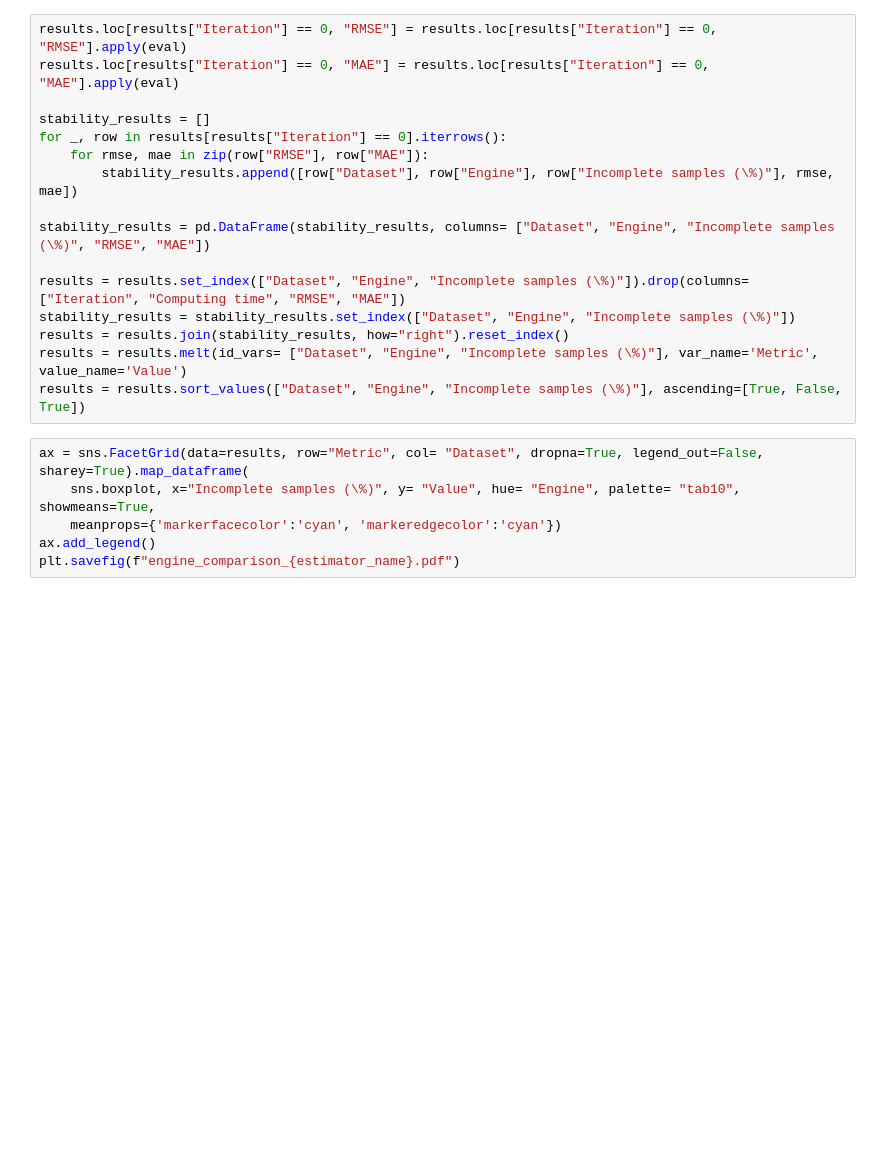
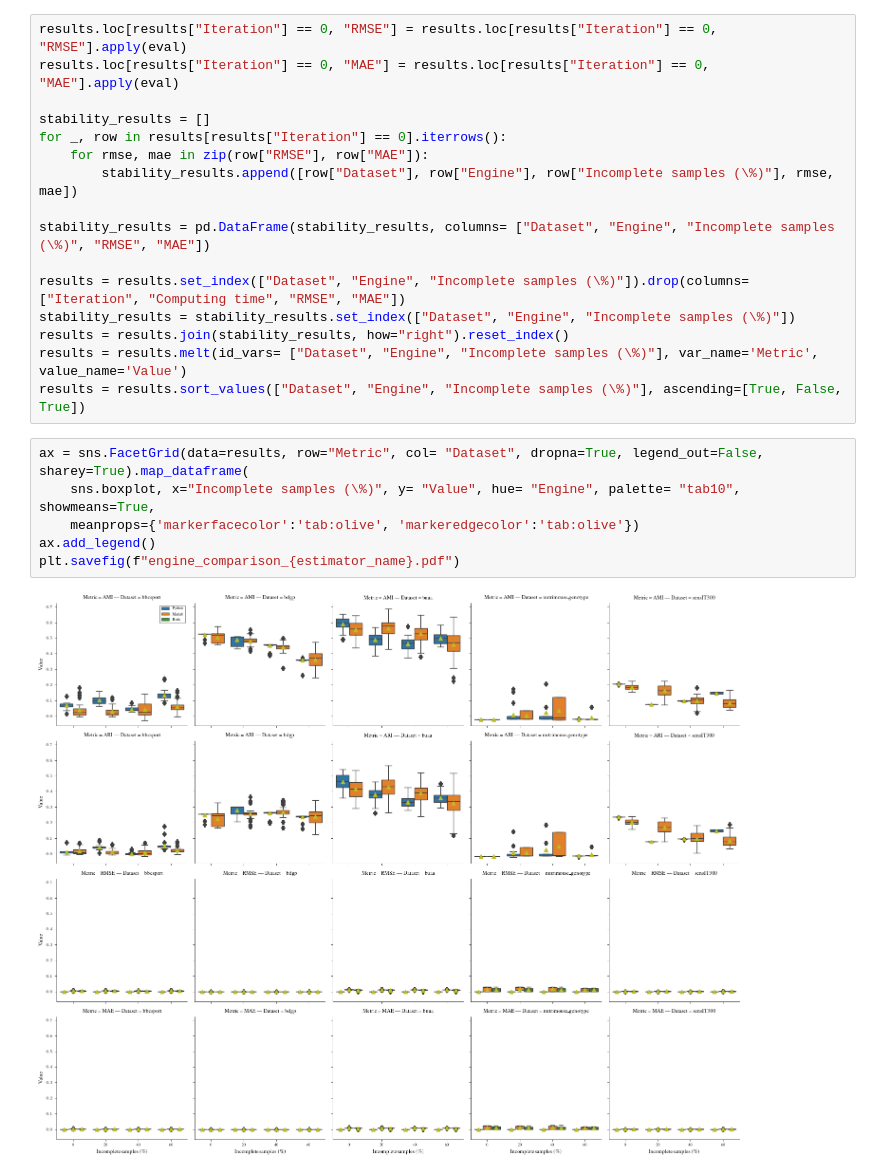
Before and after one commit to RafRomB/imml, a Jupyter notebook: tutorials/engine_comparison.ipynb, the cells around one changed output. Drawn from its saved outputs; the diff is of its cells as text; blank space fills up the shorter version.

```diff
--- a/tutorials/engine_comparison.ipynb
+++ b/tutorials/engine_comparison.ipynb
@@ -142,6 +176,8 @@ results = results.sort_values(["Dataset", "Engine", "Incomplete samples (\%)"],
 # %%
 ax = sns.FacetGrid(data=results, row="Metric", col= "Dataset", dropna=True, legend_out=False, sharey=True).map_dataframe(
     sns.boxplot, x="Incomplete samples (\%)", y= "Value", hue= "Engine", palette= "tab10", showmeans=True,
-    meanprops={'markerfacecolor':'cyan', 'markeredgecolor':'cyan'})
+    meanprops={'markerfacecolor':'tab:olive', 'markeredgecolor':'tab:olive'})
 ax.add_legend()
 plt.savefig(f"engine_comparison_{estimator_name}.pdf")
+# %% [output]
+[figure, added]
```
Also changed, not shown: parts of 3 cells of this notebook, 2 other files.
